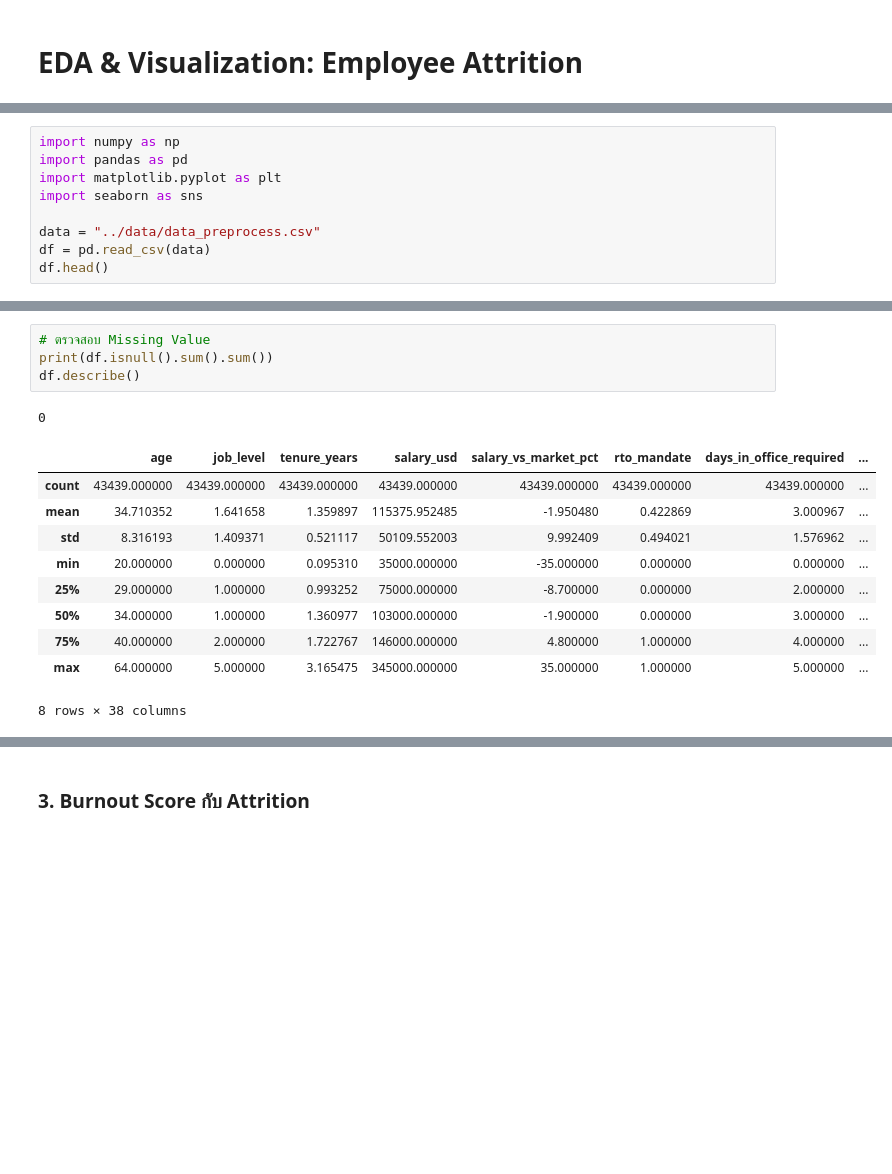
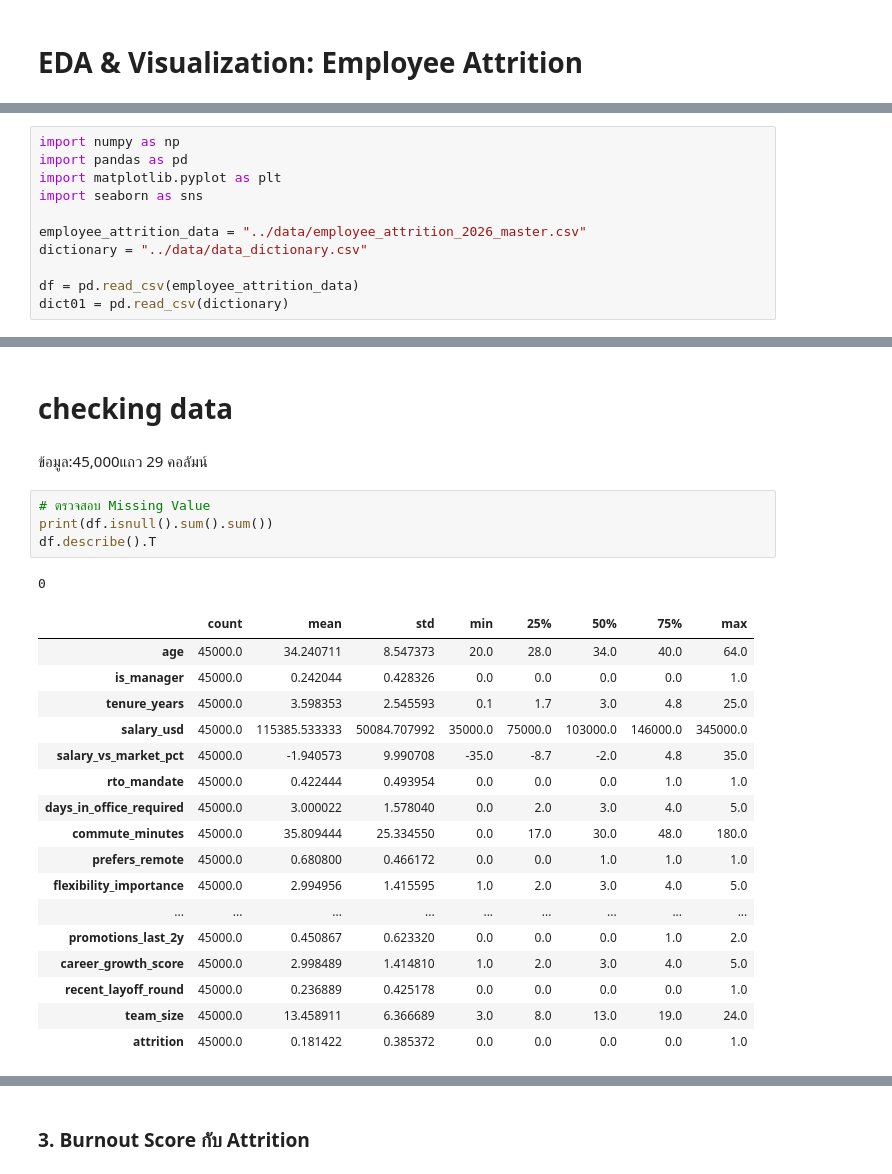
Before and after one commit to saeTneerG/Attrition-Model, a Jupyter notebook: Employee-Attrition-Prediction-main/notebooks/02_data_visualization.ipynb, the cells around one changed output, grey strips where cells are left out. Cells and saved outputs as stored; diff of their text form; blank space fills up the shorter version.

```diff
--- a/Employee-Attrition-Prediction-main/notebooks/02_data_visualization.ipynb
+++ b/Employee-Attrition-Prediction-main/notebooks/02_data_visualization.ipynb
@@ -6,6 +8,8 @@ import pandas as pd
 import matplotlib.pyplot as plt
 import seaborn as sns
 
-data = "../data/data_preprocess.csv"
-df = pd.read_csv(data)
-df.head()
+employee_attrition_data = "../data/employee_attrition_2026_master.csv"
+dictionary = "../data/data_dictionary.csv"
+
+df = pd.read_csv(employee_attrition_data)
+dict01 = pd.read_csv(dictionary)
@@ -20,16 +52,27 @@ df.head()
+# %% [markdown]
+# checking data
+# %% [markdown]
+ข้อมูล:45,000แถว   29 คอลัมน์
 # %%
 # ตรวจสอบ Missing Value
 print(df.isnull().sum().sum())
-df.describe()
+df.describe().T
 # %% [output]
 0
-|  | age | job_level | tenure_years | salary_usd | salary_vs_market_pct | rto_mandate | days_in_office_required | ... |
-| count | 43439.000000 | 43439.000000 | 43439.000000 | 43439.000000 | 43439.000000 | 43439.000000 | 43439.000000 | ... |
-| mean | 34.710352 | 1.641658 | 1.359897 | 115375.952485 | -1.950480 | 0.422869 | 3.000967 | ... |
-| std | 8.316193 | 1.409371 | 0.521117 | 50109.552003 | 9.992409 | 0.494021 | 1.576962 | ... |
-| min | 20.000000 | 0.000000 | 0.095310 | 35000.000000 | -35.000000 | 0.000000 | 0.000000 | ... |
-| 25% | 29.000000 | 1.000000 | 0.993252 | 75000.000000 | -8.700000 | 0.000000 | 2.000000 | ... |
-| 50% | 34.000000 | 1.000000 | 1.360977 | 103000.000000 | -1.900000 | 0.000000 | 3.000000 | ... |
-| 75% | 40.000000 | 2.000000 | 1.722767 | 146000.000000 | 4.800000 | 1.000000 | 4.000000 | ... |
-| max | 64.000000 | 5.000000 | 3.165475 | 345000.000000 | 35.000000 | 1.000000 | 5.000000 | ... |
+|  | count | mean | std | min | 25% | 50% | 75% | max |
+| age | 45000.0 | 34.240711 | 8.547373 | 20.0 | 28.0 | 34.0 | 40.0 | 64.0 |
+| is_manager | 45000.0 | 0.242044 | 0.428326 | 0.0 | 0.0 | 0.0 | 0.0 | 1.0 |
+| tenure_years | 45000.0 | 3.598353 | 2.545593 | 0.1 | 1.7 | 3.0 | 4.8 | 25.0 |
+| salary_usd | 45000.0 | 115385.533333 | 50084.707992 | 35000.0 | 75000.0 | 103000.0 | 146000.0 | 345000.0 |
+| salary_vs_market_pct | 45000.0 | -1.940573 | 9.990708 | -35.0 | -8.7 | -2.0 | 4.8 | 35.0 |
+| rto_mandate | 45000.0 | 0.422444 | 0.493954 | 0.0 | 0.0 | 0.0 | 1.0 | 1.0 |
+| days_in_office_required | 45000.0 | 3.000022 | 1.578040 | 0.0 | 2.0 | 3.0 | 4.0 | 5.0 |
+| commute_minutes | 45000.0 | 35.809444 | 25.334550 | 0.0 | 17.0 | 30.0 | 48.0 | 180.0 |
+| prefers_remote | 45000.0 | 0.680800 | 0.466172 | 0.0 | 0.0 | 1.0 | 1.0 | 1.0 |
+| flexibility_importance | 45000.0 | 2.994956 | 1.415595 | 1.0 | 2.0 | 3.0 | 4.0 | 5.0 |
+| ... | ... | ... | ... | ... | ... | ... | ... | ... |
+| promotions_last_2y | 45000.0 | 0.450867 | 0.623320 | 0.0 | 0.0 | 0.0 | 1.0 | 2.0 |
+| career_growth_score | 45000.0 | 2.998489 | 1.414810 | 1.0 | 2.0 | 3.0 | 4.0 | 5.0 |
+| recent_layoff_round | 45000.0 | 0.236889 | 0.425178 | 0.0 | 0.0 | 0.0 | 0.0 | 1.0 |
+| team_size | 45000.0 | 13.458911 | 6.366689 | 3.0 | 8.0 | 13.0 | 19.0 | 24.0 |
+| attrition | 45000.0 | 0.181422 | 0.385372 | 0.0 | 0.0 | 0.0 | 0.0 | 1.0 |
-8 rows × 38 columns
```
Also changed, not shown: parts of 75 cells of this notebook, 2 other files.
